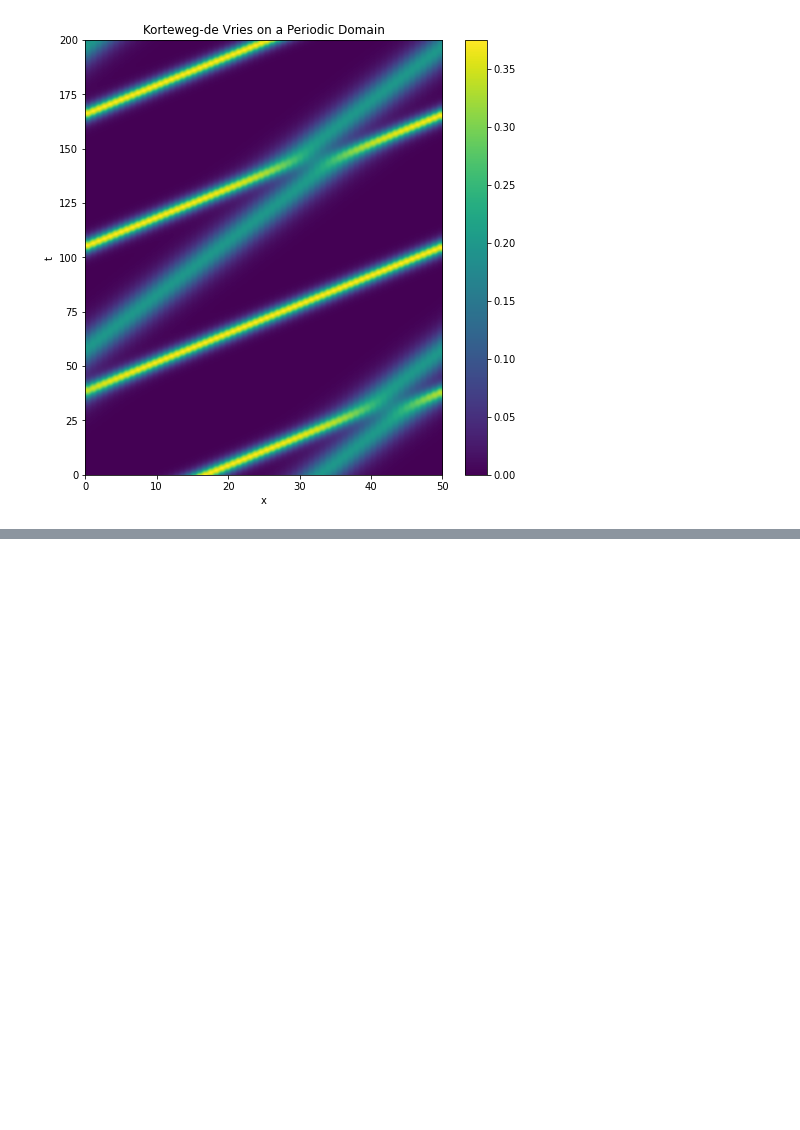
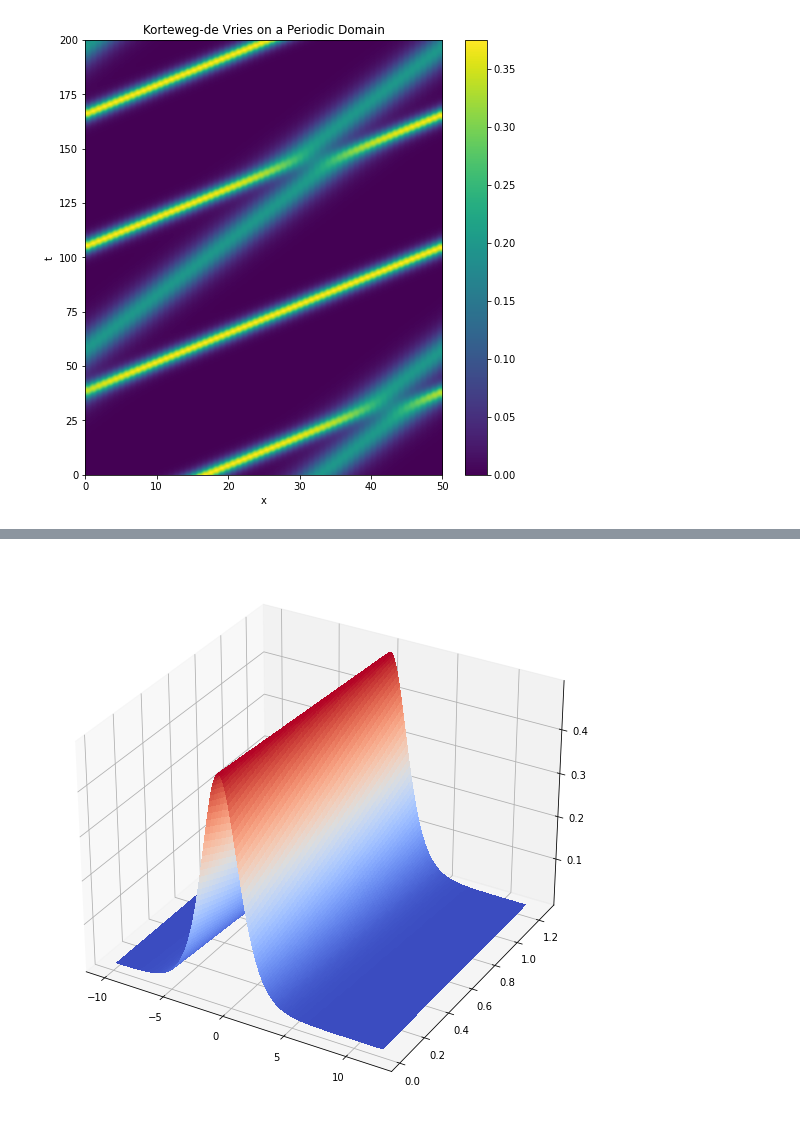
Before and after one commit to rajgark/COLSA-PySINDy, a Jupyter notebook: KortewegDeVries_COLSA.ipynb, the cells around one changed output, grey strips where cells are left out. Cells and saved outputs as stored; diff of their text form; code cells hidden in the pictures; blank space fills up the shorter version.

```diff
--- a/KortewegDeVries_COLSA.ipynb
+++ b/KortewegDeVries_COLSA.ipynb
@@ -286,0 +337,10 @@ As mentioned in DDSE and work from University of Washington. Their notebook load
+# %%
+
+X, T = np.meshgrid(x, t)
+plt.figure(figsize=(13,10))
+ax = plt.gca(projection='3d')
+surf = ax.plot_surface(X, T, U2.T, rstride=1, cstride=1, cmap='coolwarm',
+    linewidth=0, antialiased=False)
+plt.show()
+# %% [output]
+[figure, added]
```
Also changed, not shown: parts of 14 cells of this notebook, 2 other files.
